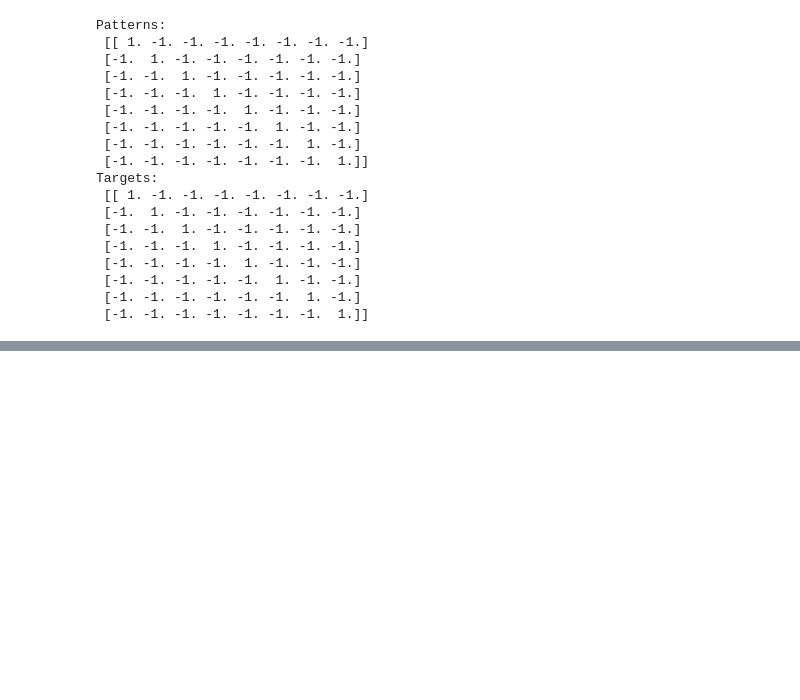
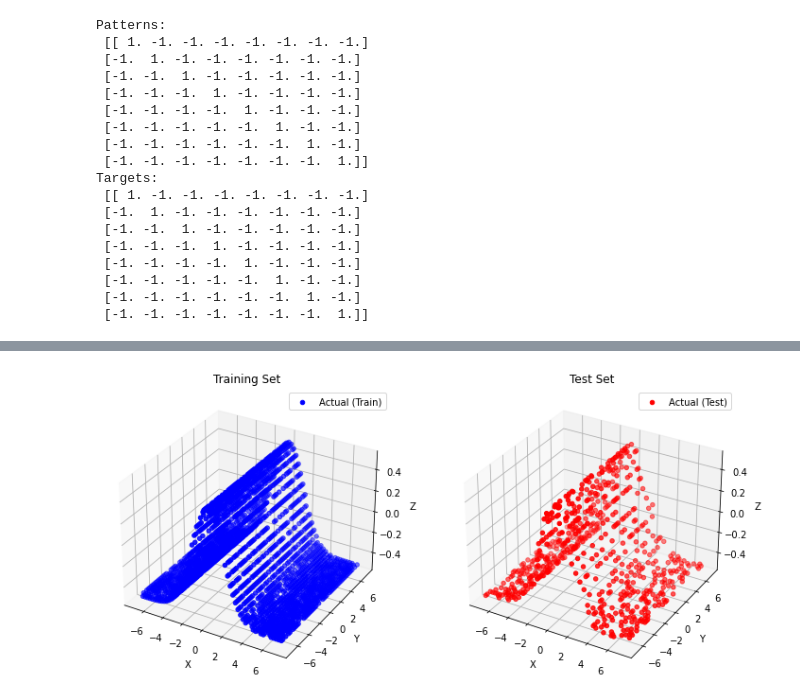
Before and after one commit to kyebinan/Deep_Learning_KTH, a Jupyter notebook: LAB1B/notebook2.ipynb, the cells around one changed output, grey strips where cells are left out. Drawn from its saved outputs; the diff is of its cells as text; code cells hidden in the pictures; blank space fills up the shorter version.

```diff
--- a/LAB1B/notebook2.ipynb
+++ b/LAB1B/notebook2.ipynb
@@ -68,0 +82,34 @@ perceptron.autoencode(patterns, epochs=100, lr = 0.001)
+# %%
+# Step 1: Flatten and Concatenate Features
+X_flat = X.flatten()
+Y_flat = Y.flatten()
+input_features = np.column_stack((X_flat, Y_flat))
+
+# Step 2: Flatten Target Variable (Z)
+target_variable = Z.flatten()
+
+# Step 3: Split Data into Train and Test Sets
+X_train, X_test, y_train, y_test = train_test_split(input_features, target_variable, test_size=0.2, random_state=42)
+# %%
+# Plot the Train Set
+fig_train = plt.figure(figsize=(12, 6))
+ax_train = fig_train.add_subplot(121, projection='3d')
+ax_train.scatter(X_train[:, 0], X_train[:, 1], y_train, c='b', marker='o', label='Actual (Train)')
+ax_train.set_xlabel('X')
+ax_train.set_ylabel('Y')
+ax_train.set_zlabel('Z')
+ax_train.set_title('Training Set')
+ax_train.legend()
+
+# Plot the Test Set
+ax_test = fig_train.add_subplot(122, projection='3d')
+ax_test.scatter(X_test[:, 0], X_test[:, 1], y_test, c='r', marker='o', label='Actual (Test)')
+ax_test.set_xlabel('X')
+ax_test.set_ylabel('Y')
+ax_test.set_zlabel('Z')
+ax_test.set_title('Test Set')
+ax_test.legend()
+
+plt.show()
+# %% [output]
+[figure, added]
```
Also changed, not shown: parts of 17 cells of this notebook, 2 other files.
